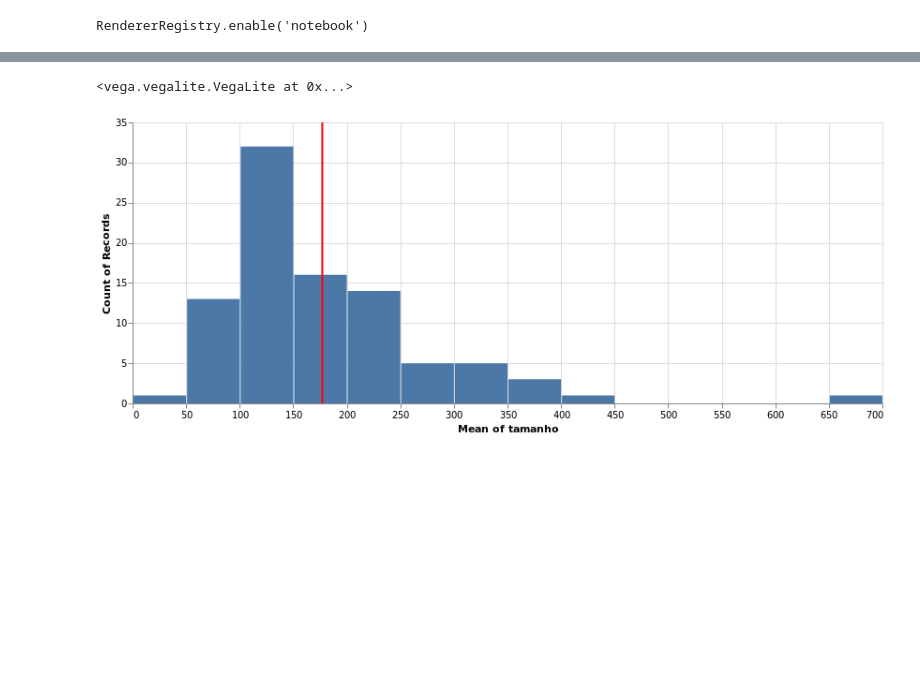
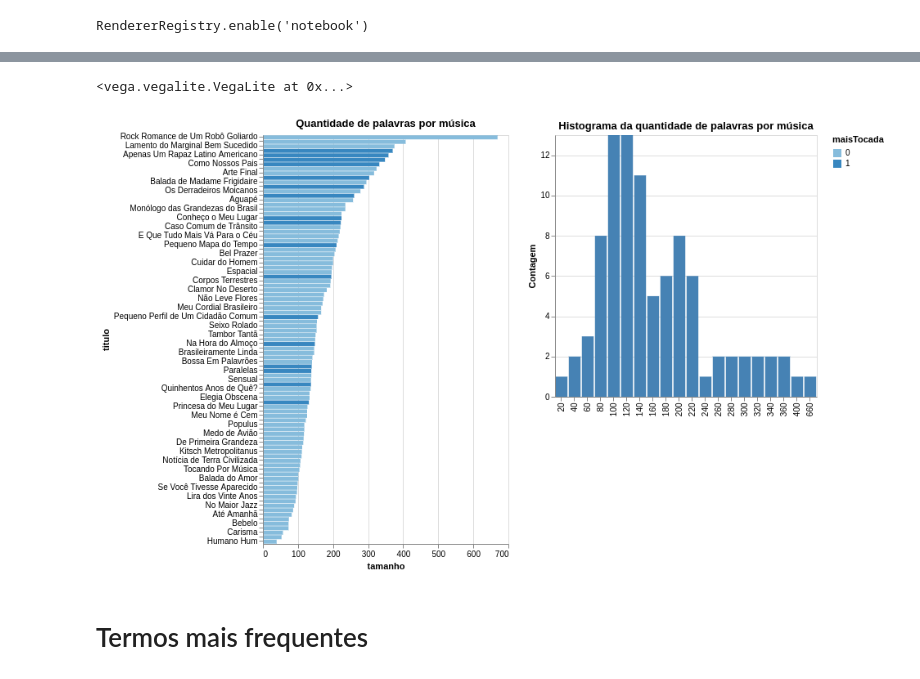
Before and after one commit to cabrau/datavis-course, a Jupyter notebook: projeto_final/visualizando_belchior.ipynb, the cells around one changed output, grey strips where cells are left out. Drawn from its saved outputs; the diff is of its cells as text; code cells hidden in the pictures; blank space fills up the shorter version.

```diff
--- a/projeto_final/visualizando_belchior.ipynb
+++ b/projeto_final/visualizando_belchior.ipynb
@@ -75,19 +63,41 @@ rowbars.properties(height=1200)
-# %%
-base = alt.Chart(df)
-
-hist = base.mark_bar().encode(
-    x=alt.X('tamanho', bin=alt.Bin(maxbins=20), axis= None),
-    y='count()'
-).properties(width = 800, height = 300)
-
-# alt.X("Integers", bin=alt.Bin(extent=[-4, 4], step=0.5))
-
-rule = base.mark_rule(color='red').encode(
-    x='mean(tamanho):Q',
-    size=alt.value(2)
-)
-
-hist + rule
-# %% [output]
-<vega.vegalite.VegaLite at 0x...>
-[figure, removed]
+# %%
+pts = alt.selection(type="interval", encodings=["x"])
+
+rowbars = alt.Chart(df).mark_bar().encode(
+    x='tamanho:Q',
+    y= alt.Y('titulo:O', sort = alt.EncodingSortField(field="tamanho", order='descending')),
+    color = 'maisTocada:O',
+    tooltip=['titulo', 'tamanho', 'keywords']
+).transform_filter(
+    pts
+).properties(
+    height=500,
+    width = 300,
+    title = 'Quantidade de palavras por música'
+)
+
+
+hist = base.mark_bar().encode(
+    x = alt.X('mbin:N',title=None),
+    y = alt.Y('count()',title='Contagem'),
+    color = alt.condition(pts, alt.value("steelblue"), alt.value("lightgray"))
+).properties(
+    height = 320,
+    width = 320,
+    title = 'Histograma da quantidade de palavras por música'
+).add_selection(pts)
+
+alt.hconcat(
+    rowbars,
+    hist,
+    data=df
+).transform_bin(
+    "mbin",
+    field="tamanho",
+    bin=alt.Bin(maxbins=50)
+)
+# %% [output]
+<vega.vegalite.VegaLite at 0x...>
+[figure, added]
+# %% [markdown]
+# Termos mais frequentes
```
Also changed, not shown: parts of 2 cells of this notebook.
